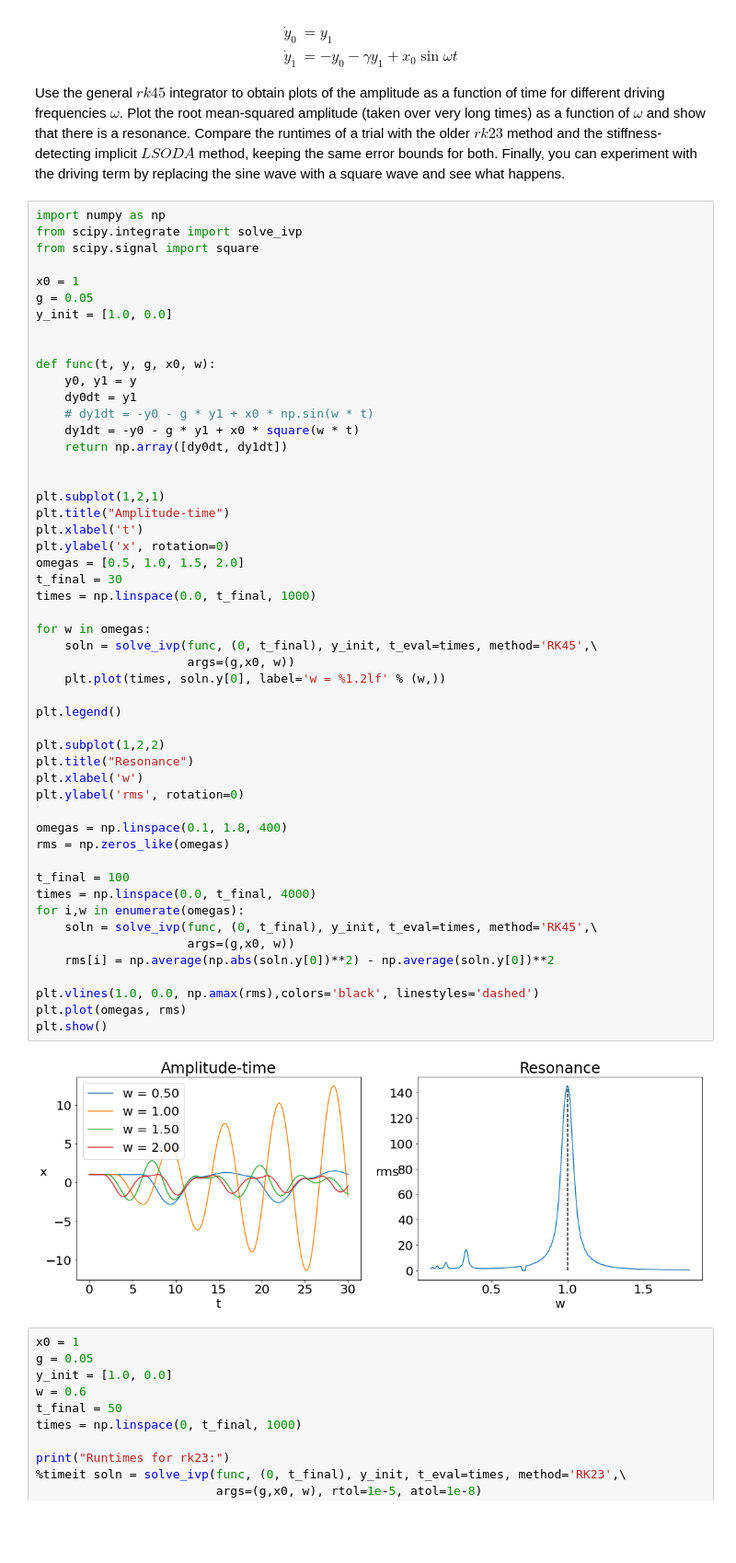
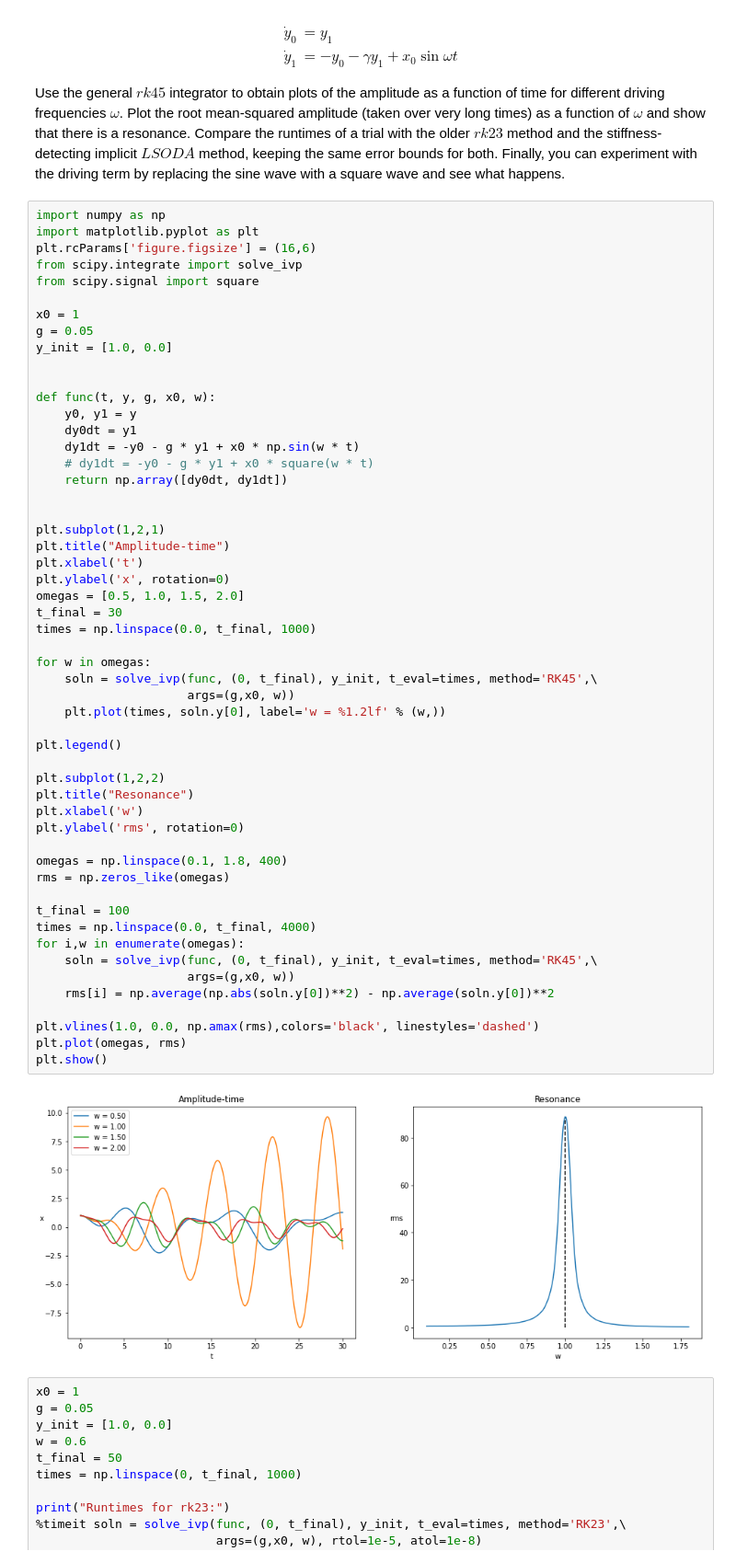
Before and after one commit to hariseldon99/msph402b, a Jupyter notebook: Ordinary_Differential_Equations.ipynb, the cells around one changed output. Shown at 92% size. Saved outputs shown, nothing was run; the diff lists cells and outputs as text; blank space fills up the shorter version.

```diff
--- a/Ordinary_Differential_Equations.ipynb
+++ b/Ordinary_Differential_Equations.ipynb
@@ -120,6 +123,8 @@ We can recast the equation above in terms of the phase space point $y = \left[y_
 Use the general $rk45$ integrator to obtain plots of the amplitude as a function of time for different driving frequencies $\omega$. Plot the root mean-squared amplitude (taken over very long times) as a function of $\omega$ and show that there is a resonance. Compare the runtimes of a trial with the older $rk23$ method and the stiffness-detecting implicit $LSODA$ method, keeping the same error bounds for both. Finally, you can experiment with the driving term by replacing the sine wave with a square wave and see what happens.
 # %%
 import numpy as np
+import matplotlib.pyplot as plt
+plt.rcParams['figure.figsize'] = (16,6)
 from scipy.integrate import solve_ivp
 from scipy.signal import square
 
@@ -131,8 +136,8 @@ y_init = [1.0, 0.0]
 def func(t, y, g, x0, w):
     y0, y1 = y
     dy0dt = y1
-    # dy1dt = -y0 - g * y1 + x0 * np.sin(w * t)
-    dy1dt = -y0 - g * y1 + x0 * square(w * t)
+    dy1dt = -y0 - g * y1 + x0 * np.sin(w * t)
+    # dy1dt = -y0 - g * y1 + x0 * square(w * t)
     return np.array([dy0dt, dy1dt])
 
 
@@ -143,34 +148,34 @@ plt.ylabel('x', rotation=0)
 omegas = [0.5, 1.0, 1.5, 2.0]
 t_final = 30
 times = np.linspace(0.0, t_final, 1000)
 
 for w in omegas:
     soln = solve_ivp(func, (0, t_final), y_init, t_eval=times, method='RK45',\
                      args=(g,x0, w))
     plt.plot(times, soln.y[0], label='w = %1.2lf' % (w,))
 
 plt.legend()
 
 plt.subplot(1,2,2)
 plt.title("Resonance")
 plt.xlabel('w')
 plt.ylabel('rms', rotation=0)
 
 omegas = np.linspace(0.1, 1.8, 400)
 rms = np.zeros_like(omegas)
 
 t_final = 100
 times = np.linspace(0.0, t_final, 4000)
 for i,w in enumerate(omegas):
     soln = solve_ivp(func, (0, t_final), y_init, t_eval=times, method='RK45',\
                      args=(g,x0, w))
     rms[i] = np.average(np.abs(soln.y[0])**2) - np.average(soln.y[0])**2
 
 plt.vlines(1.0, 0.0, np.amax(rms),colors='black', linestyles='dashed')
 plt.plot(omegas, rms)
 plt.show()
 # %% [output]
-[figure, old version]
+[figure, new version]
 # %%
 x0 = 1
 g = 0.05
```
Also changed, not shown: parts of 11 cells of this notebook.
